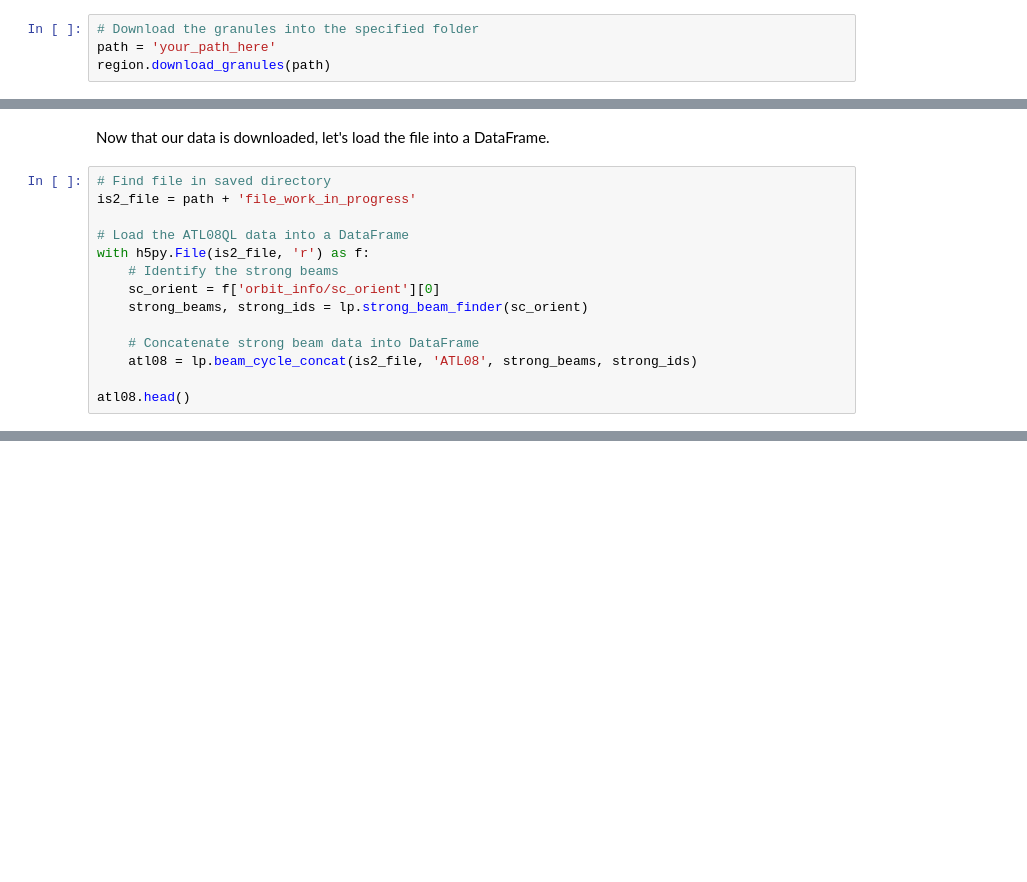
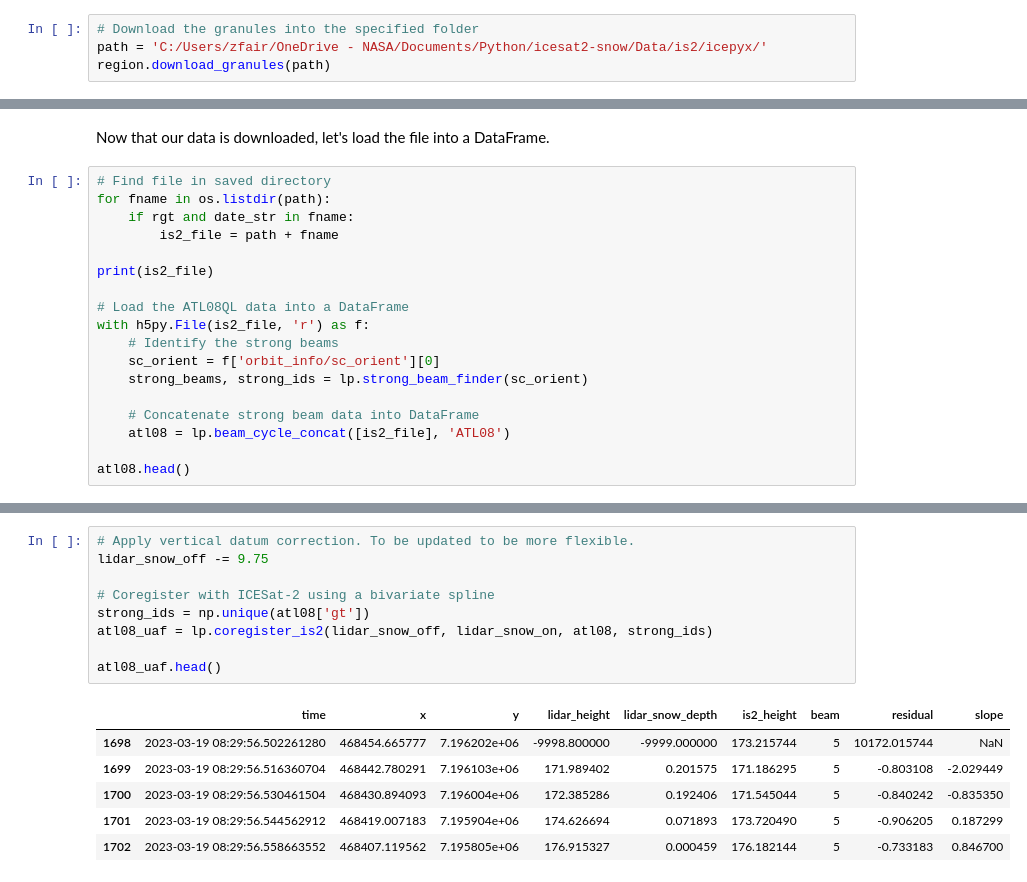
Before and after one commit to zachghiaccio/icesat2-snowex, a Jupyter notebook: is2_quicklook_depths.ipynb, the cells around one changed output, grey strips where cells are left out. Saved outputs shown, nothing was run; the diff lists cells and outputs as text; blank space fills up the shorter version.

```diff
--- a/is2_quicklook_depths.ipynb
+++ b/is2_quicklook_depths.ipynb
@@ -56,4 +79,4 @@ region.order_granules()
 # %%
 # Download the granules into the specified folder
-path = 'your_path_here'
+path = 'C:/Users/zfair/OneDrive - NASA/Documents/Python/icesat2-snow/Data/is2/icepyx/'
 region.download_granules(path)
@@ -61,7 +88,11 @@ region.download_granules(path)
 Now that our data is downloaded, let's load the file into a DataFrame.
 # %%
 # Find file in saved directory
-is2_file = path + 'file_work_in_progress'
+for fname in os.listdir(path):
+    if rgt and date_str in fname:
+        is2_file = path + fname
+
+print(is2_file)
 
 # Load the ATL08QL data into a DataFrame
 with h5py.File(is2_file, 'r') as f:
@@ -70,6 +101,6 @@ with h5py.File(is2_file, 'r') as f:
     strong_beams, strong_ids = lp.strong_beam_finder(sc_orient)
 
     # Concatenate strong beam data into DataFrame
-    atl08 = lp.beam_cycle_concat(is2_file, 'ATL08', strong_beams, strong_ids)
+    atl08 = lp.beam_cycle_concat([is2_file], 'ATL08')
 
 atl08.head()
@@ -75,0 +159,16 @@ atl08.head()
+# %%
+# Apply vertical datum correction. To be updated to be more flexible.
+lidar_snow_off -= 9.75
+
+# Coregister with ICESat-2 using a bivariate spline
+strong_ids = np.unique(atl08['gt'])
+atl08_uaf = lp.coregister_is2(lidar_snow_off, lidar_snow_on, atl08, strong_ids)
+
+atl08_uaf.head()
+# %% [output]
+|  | time | x | y | lidar_height | lidar_snow_depth | is2_height | beam | residual | slope |
+| 1698 | 2023-03-19 08:29:56.502261280 | 468454.665777 | 7.196202e+06 | -9998.800000 | -9999.000000 | 173.215744 | 5 | 10172.015744 | NaN |
+| 1699 | 2023-03-19 08:29:56.516360704 | 468442.780291 | 7.196103e+06 | 171.989402 | 0.201575 | 171.186295 | 5 | -0.803108 | -2.029449 |
+| 1700 | 2023-03-19 08:29:56.530461504 | 468430.894093 | 7.196004e+06 | 172.385286 | 0.192406 | 171.545044 | 5 | -0.840242 | -0.835350 |
+| 1701 | 2023-03-19 08:29:56.544562912 | 468419.007183 | 7.195904e+06 | 174.626694 | 0.071893 | 173.720490 | 5 | -0.906205 | 0.187299 |
+| 1702 | 2023-03-19 08:29:56.558663552 | 468407.119562 | 7.195805e+06 | 176.915327 | 0.000459 | 176.182144 | 5 | -0.733183 | 0.846700 |
```
Also changed, not shown: parts of 12 cells of this notebook.
